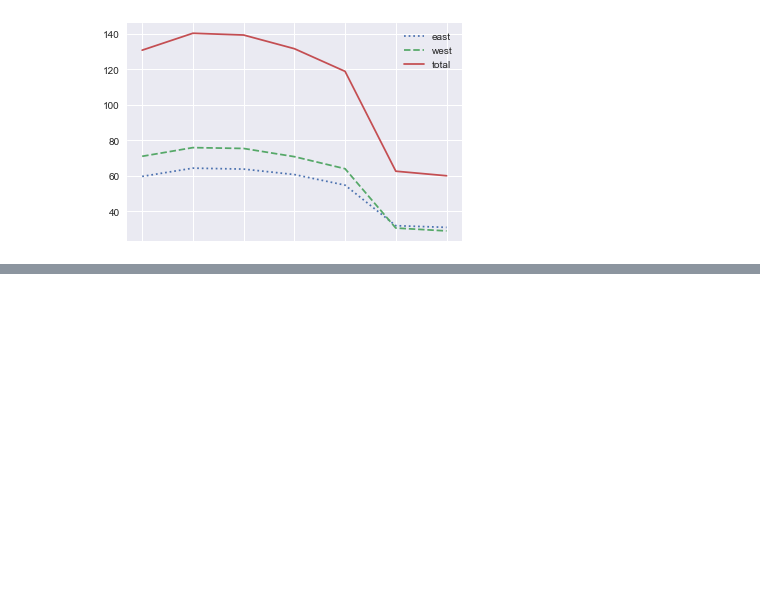
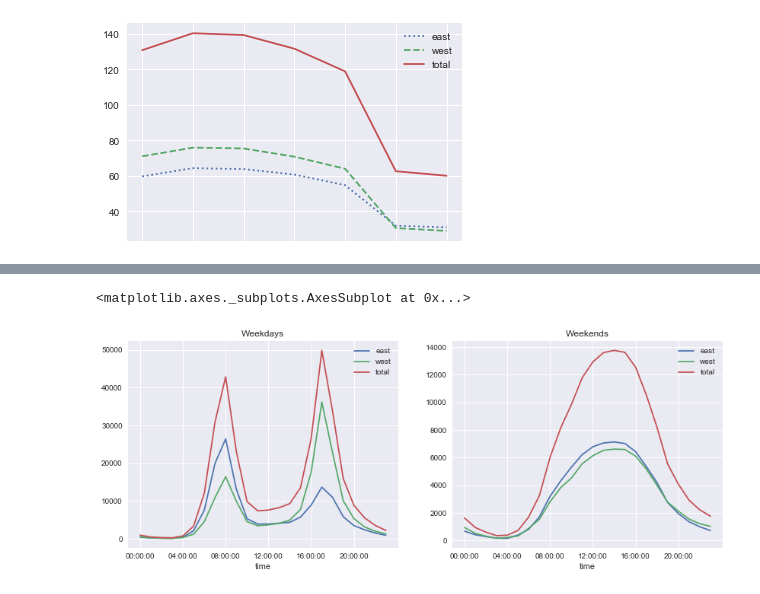
Before and after one commit to SpIIIII/jupyter-repo, a Jupyter notebook: Python Data Science Cookbook/Main.ipynb, the cells around one changed output, grey strips where cells are left out. Cells and saved outputs as stored; diff of their text form; code cells hidden in the pictures; blank space fills up the shorter version.

```diff
--- a/Python Data Science Cookbook/Main.ipynb
+++ b/Python Data Science Cookbook/Main.ipynb
@@ -81,3 +82,6 @@ by_weekday.plot(style = [':','--','-'])
 # %% [output]
 <matplotlib.axes._subplots.AxesSubplot at 0x...>
 [figure]
+# %%
+weekend = np.where(data.index.weekday < 5, 'Weekday', 'Weekend')
+by_time = data.groupby([weekend,data.index.time]).mean()*100
@@ -83,0 +108,7 @@ by_weekday.plot(style = [':','--','-'])
+# %%
+fig,ax = plt.subplots(1,2,figsize=(14,5))
+by_time.loc['Weekday'].plot(ax=ax[0],xticks= hourly_ticks,title='Weekdays')
+by_time.loc['Weekend'].plot(ax=ax[1],xticks= hourly_ticks,title='Weekends')
+# %% [output]
+<matplotlib.axes._subplots.AxesSubplot at 0x...>
+[figure, added]
```
Also changed, not shown: parts of 2 cells of this notebook.
